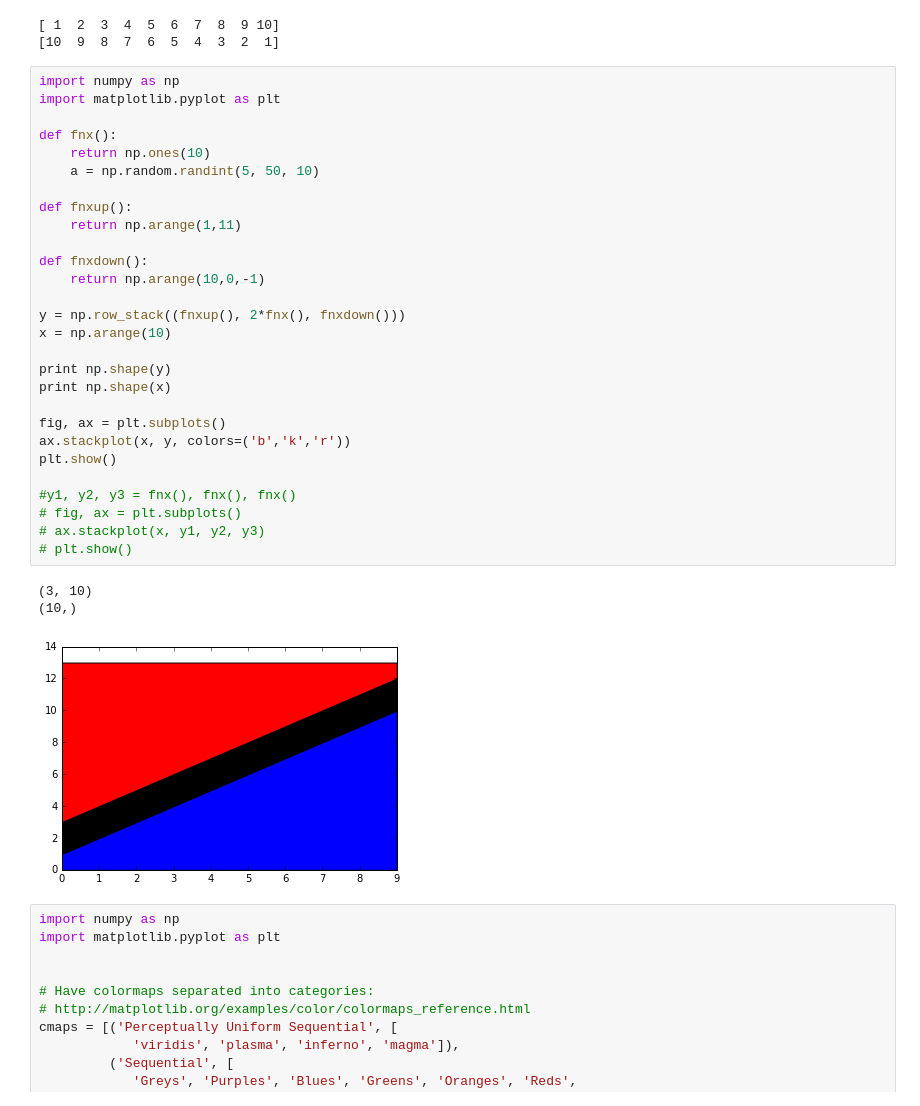
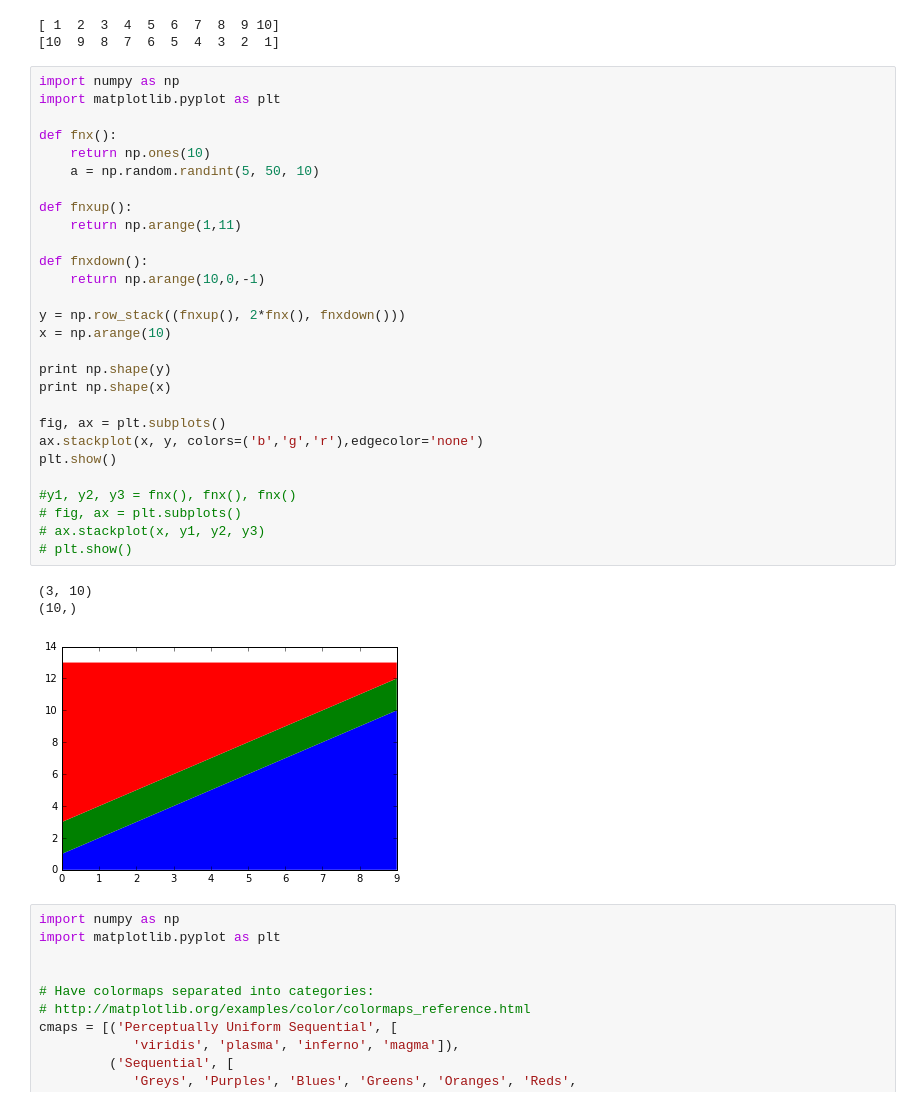
Before and after one commit to peteflorence/analysis-nanomap, a Jupyter notebook: Why memory.ipynb, the cells around one changed output. Saved outputs shown, nothing was run; the diff lists cells and outputs as text.

Commit message:
beautiful plot over time

```diff
--- a/Why memory.ipynb
+++ b/Why memory.ipynb
@@ -215,35 +221,35 @@ print np.arange(10,0,-1)
 # %%
 import numpy as np
 import matplotlib.pyplot as plt
 
 def fnx():
     return np.ones(10)
     a = np.random.randint(5, 50, 10)
 
 def fnxup():
     return np.arange(1,11)
 
 def fnxdown():
     return np.arange(10,0,-1)
 
 y = np.row_stack((fnxup(), 2*fnx(), fnxdown()))
 x = np.arange(10)
 
 print np.shape(y)
 print np.shape(x)
 
 fig, ax = plt.subplots()
-ax.stackplot(x, y, colors=('b','k','r'))
+ax.stackplot(x, y, colors=('b','g','r'),edgecolor='none')
 plt.show()
 
 #y1, y2, y3 = fnx(), fnx(), fnx()
 # fig, ax = plt.subplots()
 # ax.stackplot(x, y1, y2, y3)
 # plt.show()
 # %% [output]
 (3, 10)
 (10,)
-[figure, old version]
+[figure, new version]
 # %%
 import numpy as np
 import matplotlib.pyplot as plt
```
Also changed, not shown: parts of 11 cells of this notebook.
